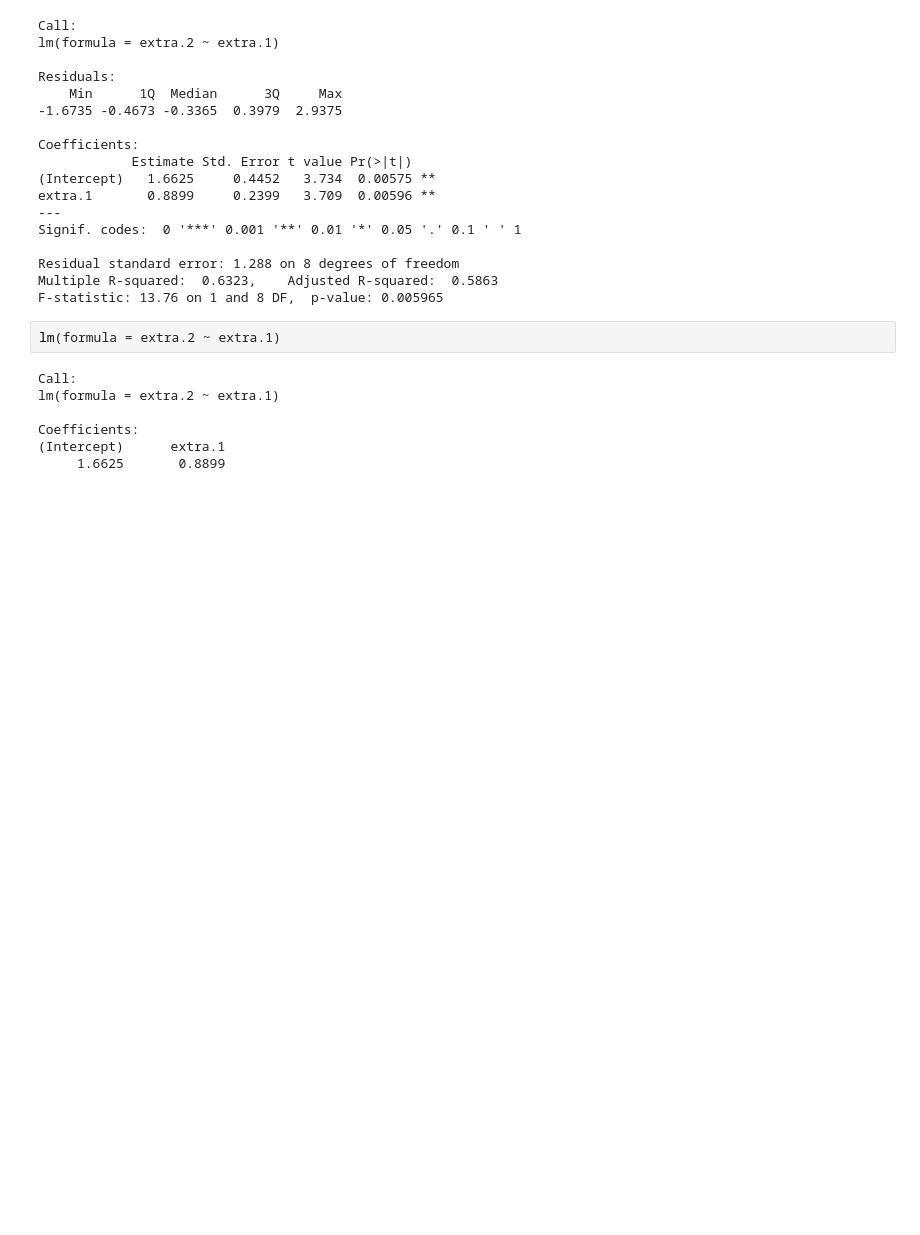
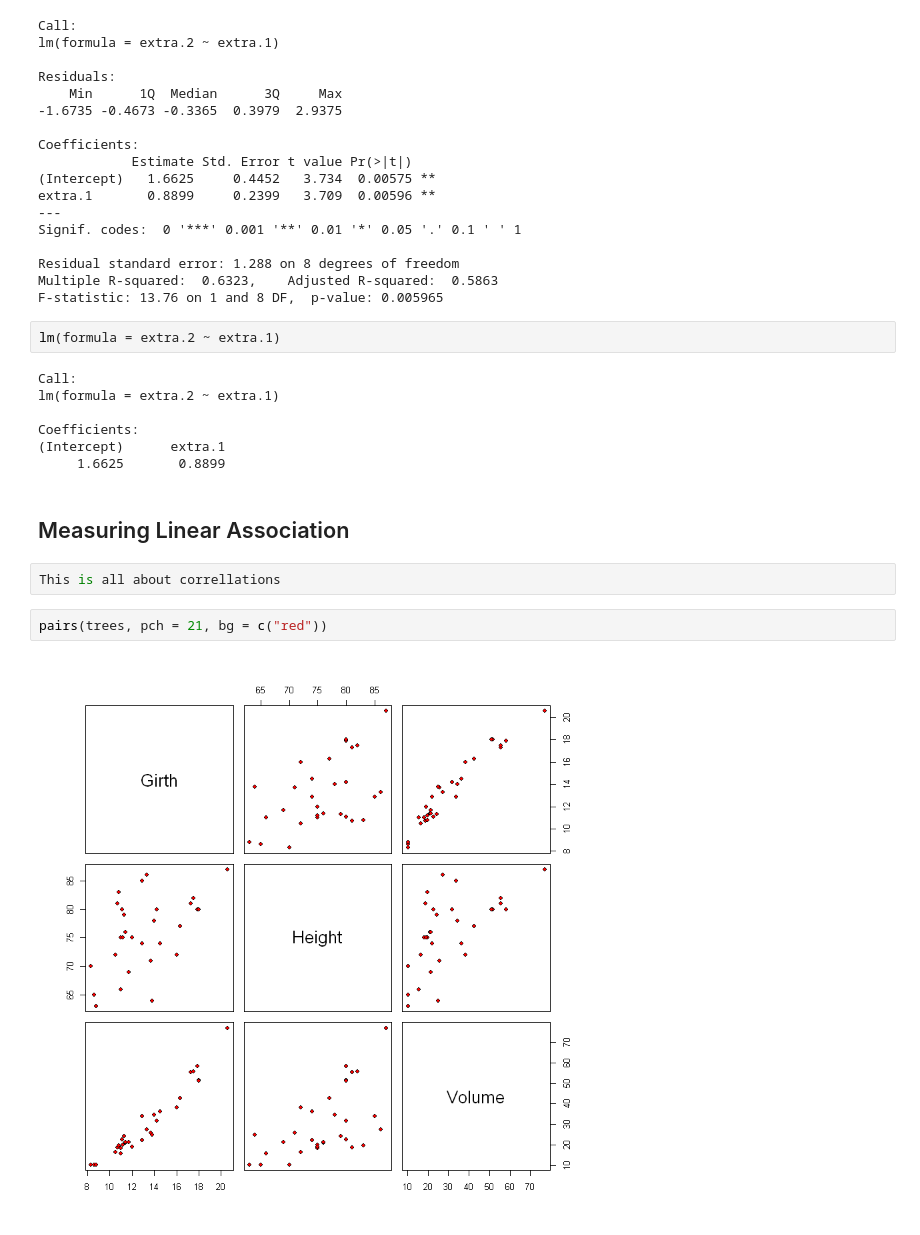
Before and after one commit to MitRoberts/coursera-time-series, a Jupyter notebook: notebooks/time-series-coursera.ipynb, the cells around one changed output. Saved outputs shown, nothing was run; the diff lists cells and outputs as text; blank space fills up the shorter version.

Commit message:
Looked at measuring linear association
Added some pair plots

```diff
--- a/notebooks/time-series-coursera.ipynb
+++ b/notebooks/time-series-coursera.ipynb
@@ -285,3 +319,11 @@ lm(formula = extra.2 ~ extra.1)
 Coefficients:
 (Intercept)      extra.1
      1.6625       0.8899
+# %% [markdown]
+## Measuring Linear Association
+# %%
+This is all about correllations
+# %%
+pairs(trees, pch = 21, bg = c("red"))
+# %% [output]
+[figure, added]
```
Also changed, not shown: parts of 11 cells of this notebook, 1 other file.
